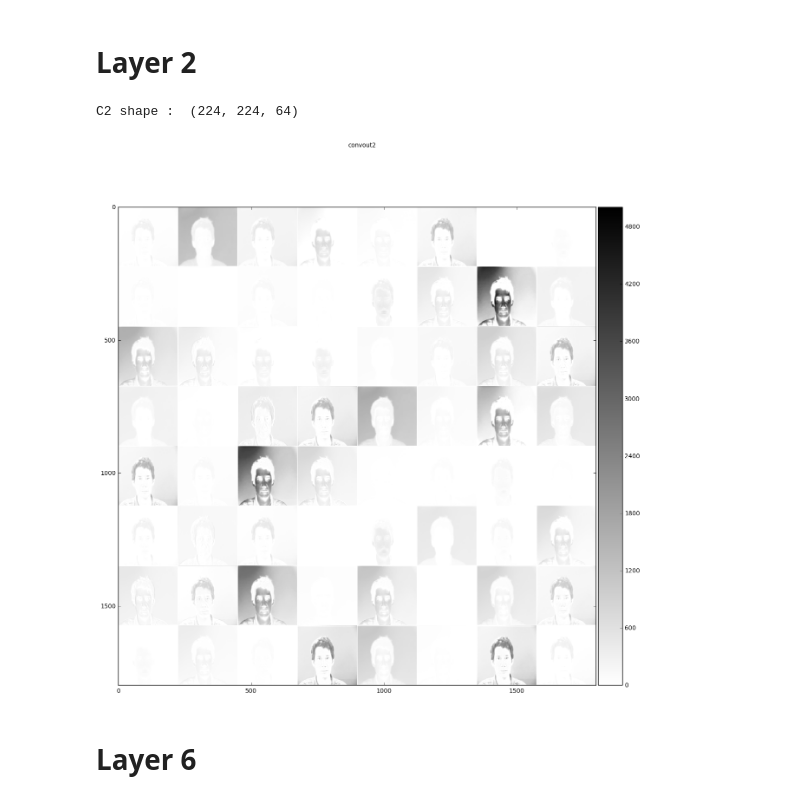
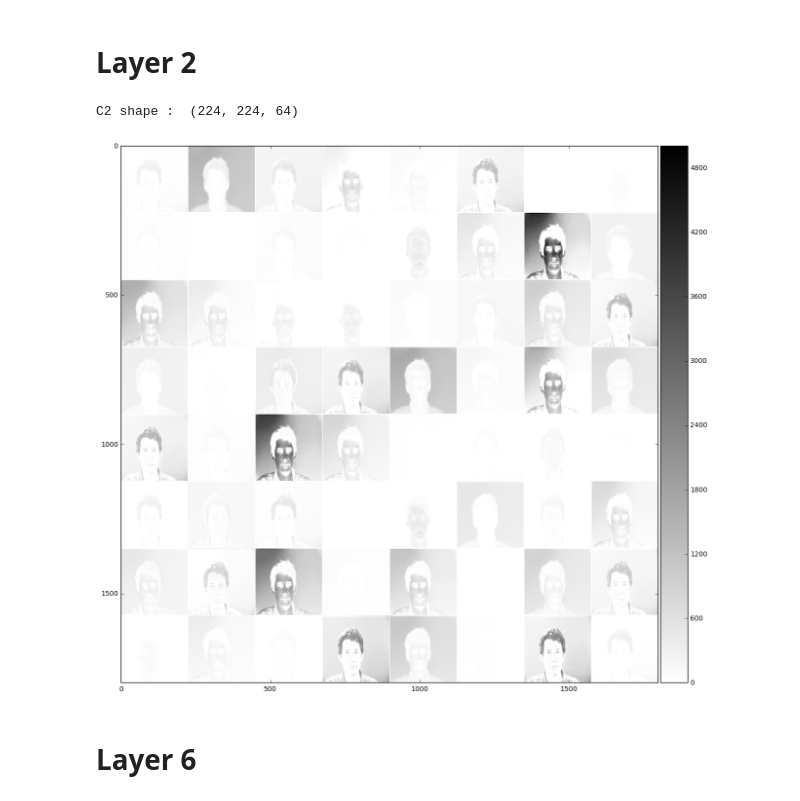
Before and after one commit to adamheins/read-my-lips, a Jupyter notebook: VGGFace Example/VGGFace_Single_Pic_Example.ipynb, the cells around one changed output. Saved outputs shown, nothing was run; the diff lists cells and outputs as text; code cells hidden in the pictures.

```diff
--- a/VGGFace Example/VGGFace_Single_Pic_Example.ipynb
+++ b/VGGFace Example/VGGFace_Single_Pic_Example.ipynb
@@ -145,16 +144,15 @@ C0 shape :  (224, 224, 3)
 # %%
 output2 = vgg_model_full.layers[2].output
 _convout2_f = K.function(inputs, [output2])
 C2 = convout_f(x, _convout2_f)
 C2 = np.squeeze(C2)
 print("C2 shape : ", C2.shape)
 
 pl.figure(figsize=(15, 15))
-pl.suptitle('convout2')
 nice_imshow(pl.gca(), make_mosaic(C2, 8, 8), cmap=cm.binary)
 # %% [output]
 C2 shape :  (224, 224, 64)
-[figure, old version]
+[figure, new version]
 # %% [markdown]
 # Layer 6
 # %%
```
Also changed, not shown: parts of 19 cells of this notebook, 1 other file.
